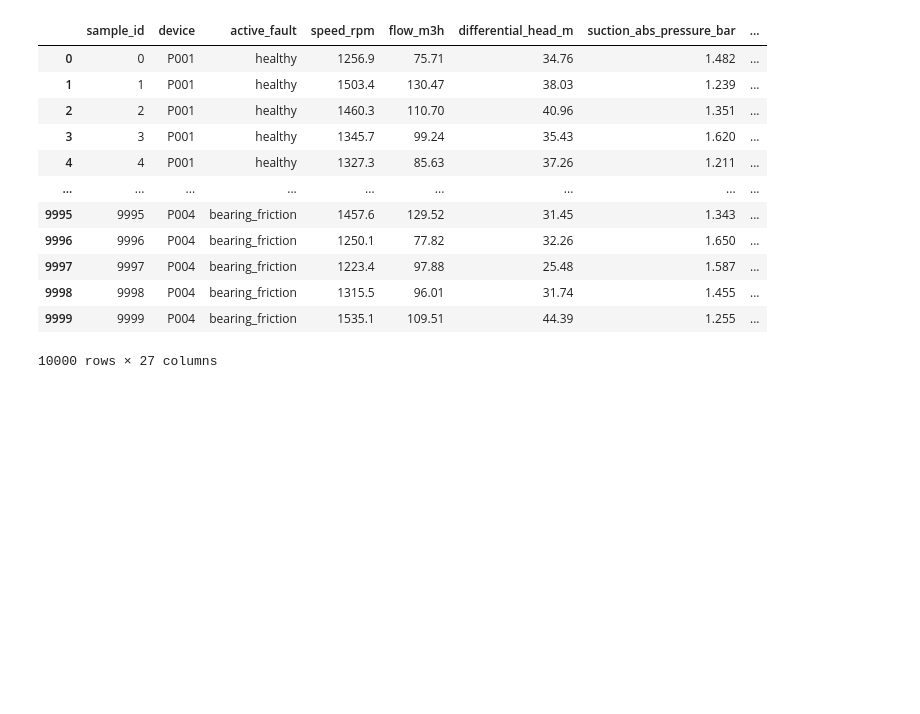
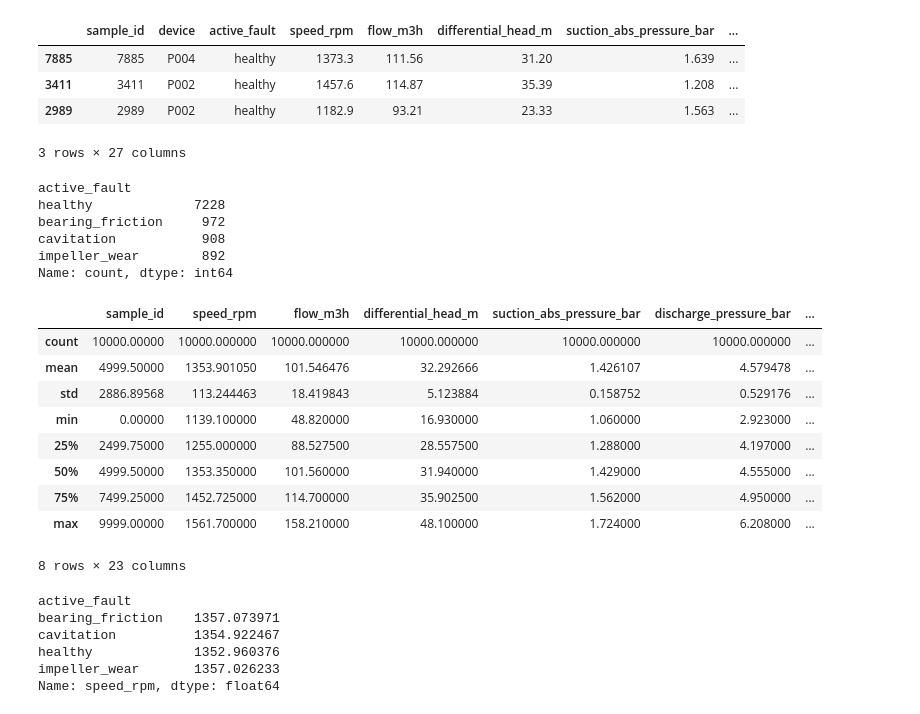
Before and after one commit to Aniket-Mishra/synthetic_data_generator, a Jupyter notebook: tabular/centrifugal_pump.ipynb, the cells around one changed output. Saved outputs shown, nothing was run; the diff lists cells and outputs as text; code cells hidden in the pictures; blank space fills up the shorter version.

```diff
--- a/tabular/centrifugal_pump.ipynb
+++ b/tabular/centrifugal_pump.ipynb
@@ -435,18 +435,41 @@ output_dir.mkdir(parents=True, exist_ok=True)
 df.to_parquet(output_dir / "centrifugal_pump_operating_data_v1.parquet", index=False)
 devices.to_parquet(output_dir / "centrifugal_pump_device_metadata_v1.parquet", index=False)
 # %%
-df
+df.sample(3)
 # %% [output]
 |  | sample_id | device | active_fault | speed_rpm | flow_m3h | differential_head_m | suction_abs_pressure_bar | ... |
-| 0 | 0 | P001 | healthy | 1256.9 | 75.71 | 34.76 | 1.482 | ... |
-| 1 | 1 | P001 | healthy | 1503.4 | 130.47 | 38.03 | 1.239 | ... |
-| 2 | 2 | P001 | healthy | 1460.3 | 110.70 | 40.96 | 1.351 | ... |
-| 3 | 3 | P001 | healthy | 1345.7 | 99.24 | 35.43 | 1.620 | ... |
-| 4 | 4 | P001 | healthy | 1327.3 | 85.63 | 37.26 | 1.211 | ... |
-| ... | ... | ... | ... | ... | ... | ... | ... | ... |
-| 9995 | 9995 | P004 | bearing_friction | 1457.6 | 129.52 | 31.45 | 1.343 | ... |
-| 9996 | 9996 | P004 | bearing_friction | 1250.1 | 77.82 | 32.26 | 1.650 | ... |
-| 9997 | 9997 | P004 | bearing_friction | 1223.4 | 97.88 | 25.48 | 1.587 | ... |
-| 9998 | 9998 | P004 | bearing_friction | 1315.5 | 96.01 | 31.74 | 1.455 | ... |
-| 9999 | 9999 | P004 | bearing_friction | 1535.1 | 109.51 | 44.39 | 1.255 | ... |
+| 7885 | 7885 | P004 | healthy | 1373.3 | 111.56 | 31.20 | 1.639 | ... |
+| 3411 | 3411 | P002 | healthy | 1457.6 | 114.87 | 35.39 | 1.208 | ... |
+| 2989 | 2989 | P002 | healthy | 1182.9 | 93.21 | 23.33 | 1.563 | ... |
-10000 rows × 27 columns
+3 rows × 27 columns
+# %%
+df["active_fault"].value_counts()
+# %% [output]
+active_fault
+healthy             7228
+bearing_friction     972
+cavitation           908
+impeller_wear        892
+Name: count, dtype: int64
+# %%
+df.describe()
+# %% [output]
+|  | sample_id | speed_rpm | flow_m3h | differential_head_m | suction_abs_pressure_bar | discharge_pressure_bar | ... |
+| count | 10000.00000 | 10000.000000 | 10000.000000 | 10000.000000 | 10000.000000 | 10000.000000 | ... |
+| mean | 4999.50000 | 1353.901050 | 101.546476 | 32.292666 | 1.426107 | 4.579478 | ... |
+| std | 2886.89568 | 113.244463 | 18.419843 | 5.123884 | 0.158752 | 0.529176 | ... |
+| min | 0.00000 | 1139.100000 | 48.820000 | 16.930000 | 1.060000 | 2.923000 | ... |
+| 25% | 2499.75000 | 1255.000000 | 88.527500 | 28.557500 | 1.288000 | 4.197000 | ... |
+| 50% | 4999.50000 | 1353.350000 | 101.560000 | 31.940000 | 1.429000 | 4.555000 | ... |
+| 75% | 7499.25000 | 1452.725000 | 114.700000 | 35.902500 | 1.562000 | 4.950000 | ... |
+| max | 9999.00000 | 1561.700000 | 158.210000 | 48.100000 | 1.724000 | 6.208000 | ... |
+8 rows × 23 columns
+# %%
+df.groupby('active_fault')['speed_rpm'].mean()
+# %% [output]
+active_fault
+bearing_friction    1357.073971
+cavitation          1354.922467
+healthy             1352.960376
+impeller_wear       1357.026233
+Name: speed_rpm, dtype: float64
```
Also changed, not shown: parts of 3 cells of this notebook, 2 other files.
